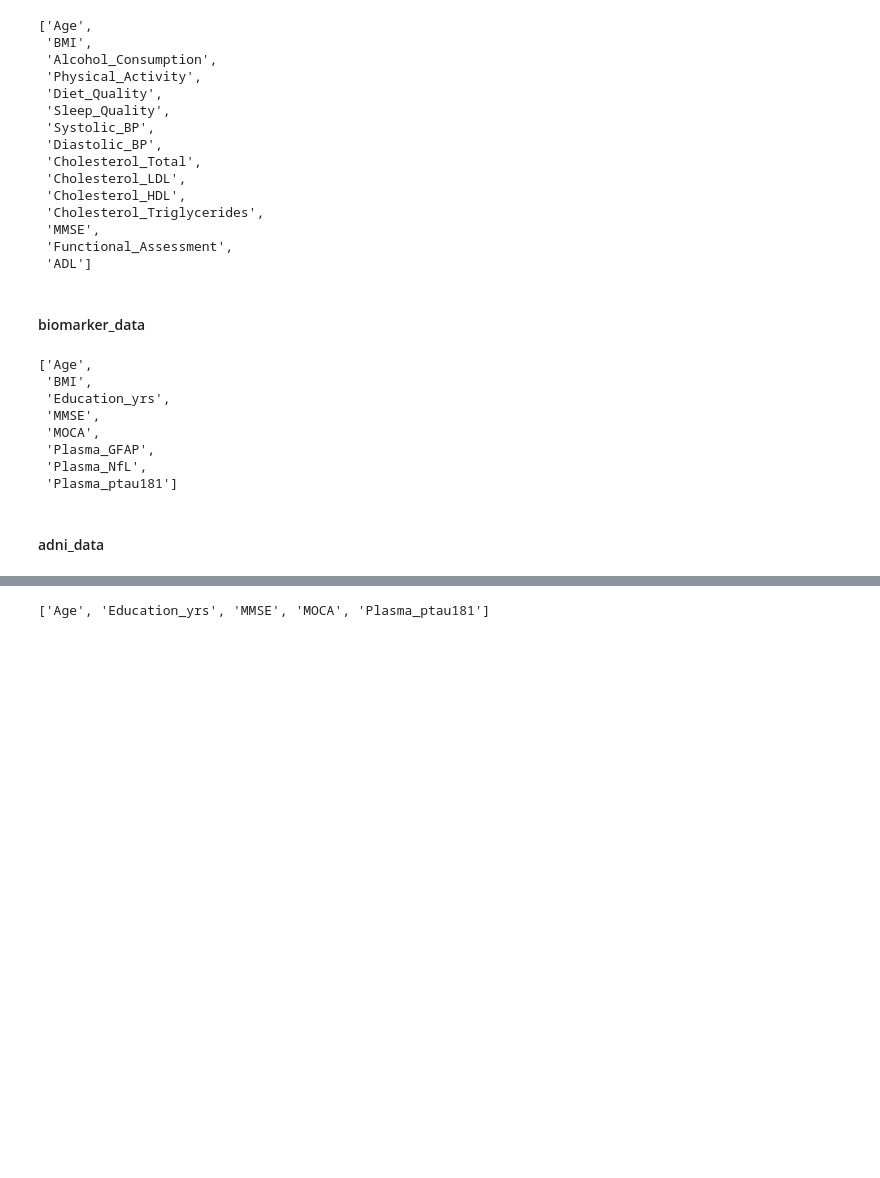
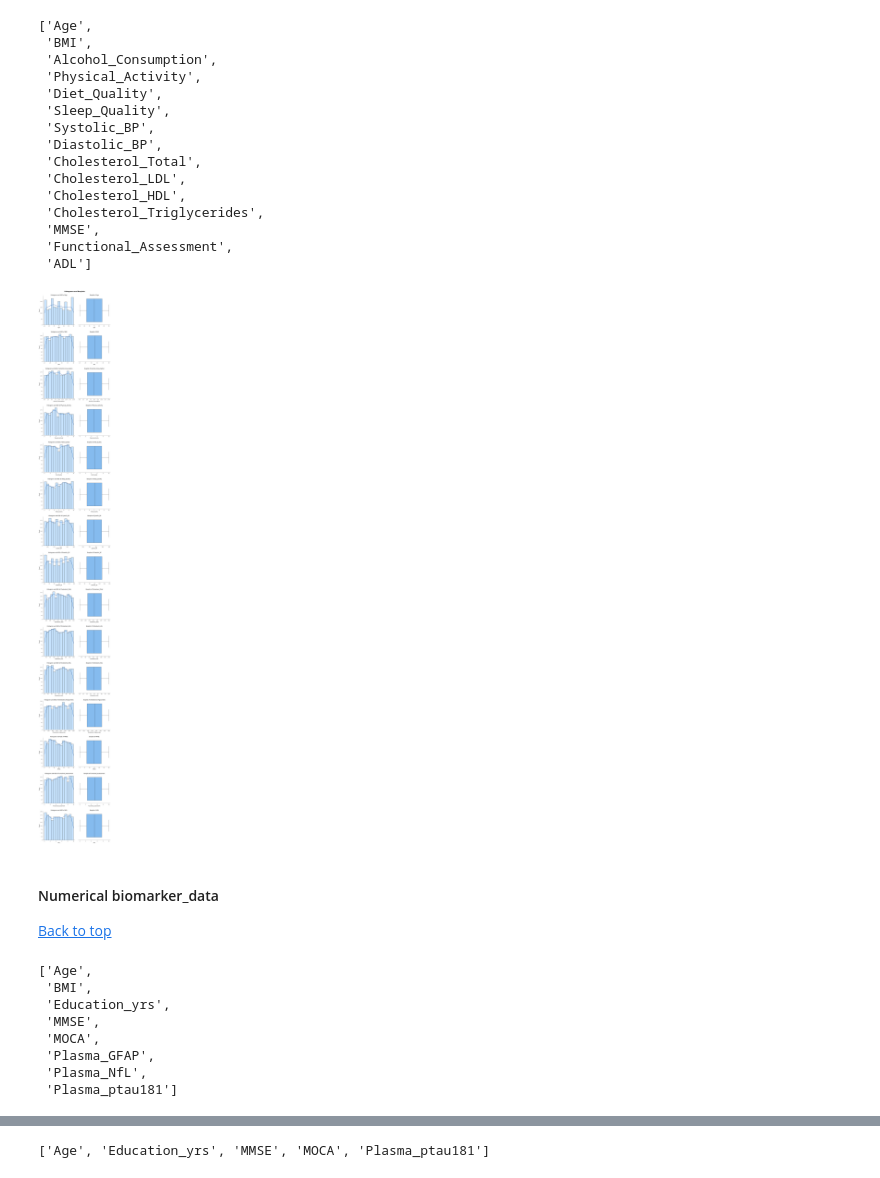
Before and after one commit to mardelmir/EDA_Project, a Jupyter notebook: src/notebooks/02_Univariate_Analysis.ipynb, the cells around one changed output, grey strips where cells are left out. Cells and saved outputs as stored; diff of their text form; code cells hidden in the pictures; blank space fills up the shorter version.

```diff
--- a/src/notebooks/02_Univariate_Analysis.ipynb
+++ b/src/notebooks/02_Univariate_Analysis.ipynb
@@ -219,8 +263,14 @@ numerical_main
  'MMSE',
  'Functional_Assessment',
  'ADL']
-# %% [markdown]
-#### biomarker_data
+# %%
+vt.plot_combined_numerical_distribution(df_main, numerical_main, kde = True, boxplot = True)
+# %% [output]
+[figure, added]
+# %% [markdown]
+#### Numerical biomarker_data
+
+[Back to top](#table-of-contents)
 # %%
 bm_classification = dt.classify_by_cardinality(df_bm)
 column_selection = bm_classification.loc[bm_classification['Suggested Type'].isin(['Numerical (discrete)', 'Numerical (continuous)'])]
@@ -235,5 +285,3 @@ numerical_bm
  'Plasma_GFAP',
  'Plasma_NfL',
  'Plasma_ptau181']
-# %% [markdown]
-#### adni_data
```
Also changed, not shown: parts of 23 cells of this notebook, 3 other files.
